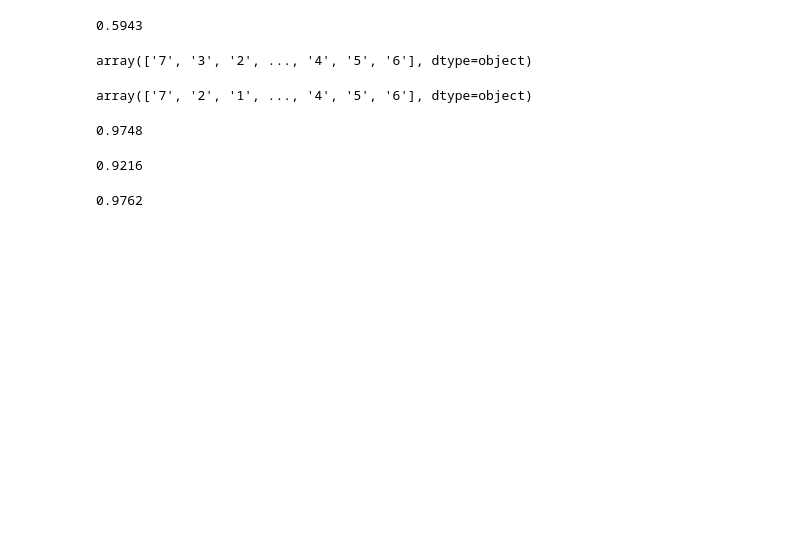
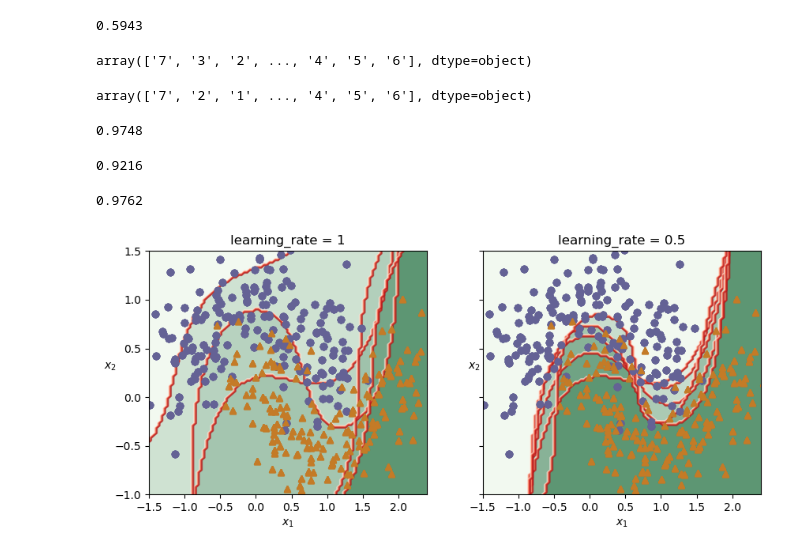
Before and after one commit to akshatkhatri/Machine_learning_playground, a Jupyter notebook: Chapter_7_geron/random_forests.ipynb, the cells around one changed output. Cells and saved outputs as stored; diff of their text form; code cells hidden in the pictures; blank space fills up the shorter version.

```diff
--- a/Chapter_7_geron/random_forests.ipynb
+++ b/Chapter_7_geron/random_forests.ipynb
@@ -616,3 +617,53 @@ rand_forest_blender.score(combined_estimators_pred_validate,Y_test)
 rand_forest_blender.oob_score_
 # %% [output]
 0.9762
+# %%
+def plot_decision_boundary(clf, X, y, alpha=1.0):
+    axes=[-1.5, 2.4, -1, 1.5]
+    x1, x2 = np.meshgrid(np.linspace(axes[0], axes[1], 100),
+                         np.linspace(axes[2], axes[3], 100))
+    X_new = np.c_[x1.ravel(), x2.ravel()]
+    y_pred = clf.predict(X_new).reshape(x1.shape)
+
+    plt.contourf(x1, x2, y_pred, alpha=0.3 * alpha, cmap='Greens')
+    plt.contour(x1, x2, y_pred, cmap="Reds", alpha=0.8 * alpha)
+    colors = ["#646295", "#c47b27"]
+    markers = ("o", "^")
+    for idx in (0, 1):
+        plt.plot(X[:, 0][y == idx], X[:, 1][y == idx],
+                 color=colors[idx], marker=markers[idx], linestyle="none")
+    plt.axis(axes)
+    plt.xlabel(r"$x_1$")
+    plt.ylabel(r"$x_2$", rotation=0)
+# %%
+from sklearn.datasets import make_moons
+from sklearn.ensemble import RandomForestClassifier, VotingClassifier
+from sklearn.linear_model import LogisticRegression
+from sklearn.model_selection import train_test_split
+from sklearn.svm import SVC
+
+X, y = make_moons(n_samples=500, noise=0.30, random_state=42)
+X_train, X_test, y_train, y_test = train_test_split(X, y, random_state=42)
+m = len(X_train)
+
+fig, axes = plt.subplots(ncols=2, figsize=(10, 4), sharey=True)
+for subplot, learning_rate in ((0, 1), (1, 0.5)):
+    sample_weights = np.ones(m) / m
+    plt.sca(axes[subplot])
+    for i in range(5):
+        svm_clf = SVC(C=0.2, gamma=0.6, random_state=42)
+        svm_clf.fit(X_train, y_train, sample_weight=sample_weights * m)
+        y_pred = svm_clf.predict(X_train)
+
+        error_weights = sample_weights[y_pred != y_train].sum()
+        r = error_weights / sample_weights.sum()
+        alpha = learning_rate * np.log((1 - r) / r)
+        sample_weights[y_pred != y_train] *= np.exp(alpha)
+        sample_weights /= sample_weights.sum()
+
+        plot_decision_boundary(svm_clf, X_train, y_train, alpha=0.6)
+        plt.title(f"learning_rate = {learning_rate}")
+
+plt.show()
+# %% [output]
+[figure, added]
```
Also changed, not shown: parts of 7 cells of this notebook.
